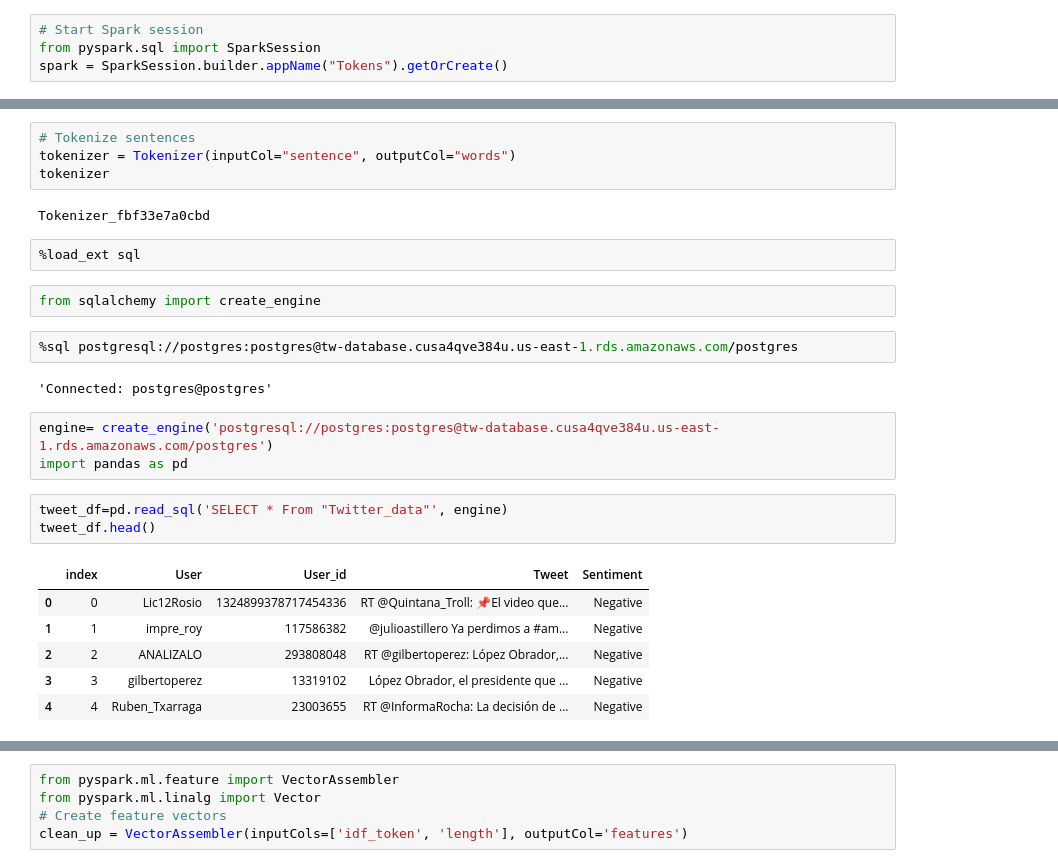
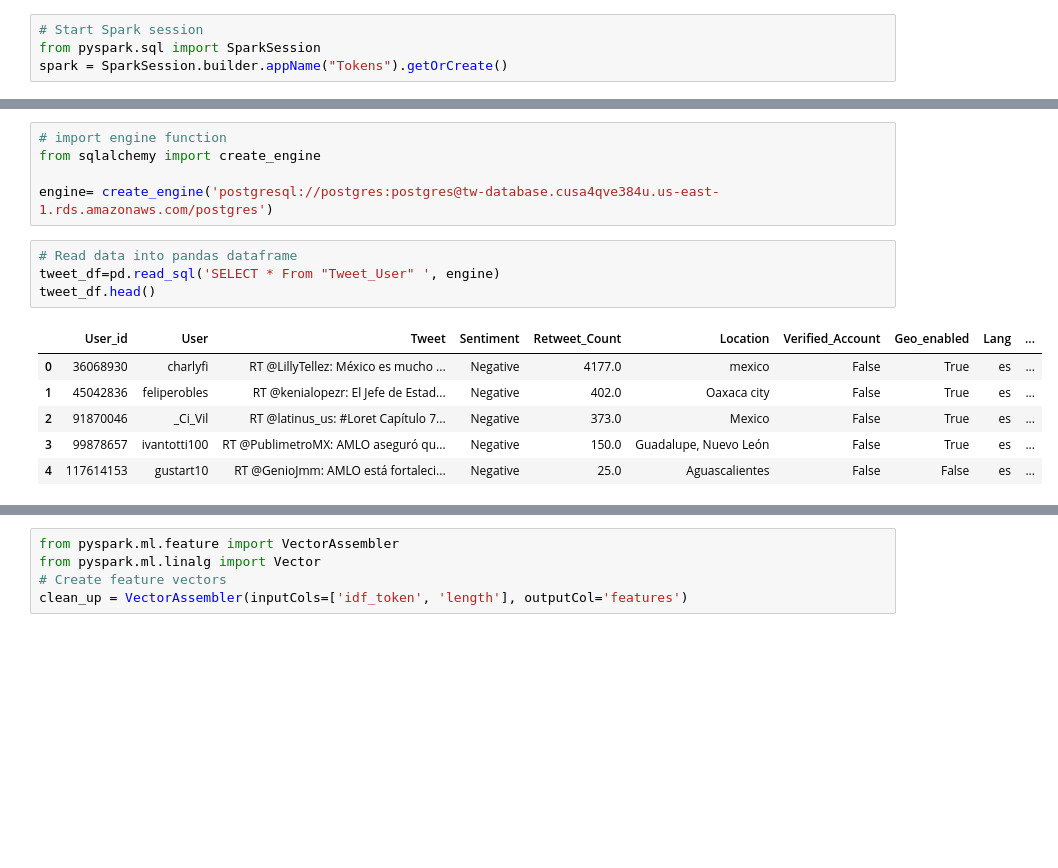
Before and after one commit to ioshisolis/Bootcamp_Final_Project, a Jupyter notebook: ml_dev.ipynb, the cells around one changed output, grey strips where cells are left out. Cells and saved outputs as stored; diff of their text form; blank space fills up the shorter version.

```diff
--- a/ml_dev.ipynb
+++ b/ml_dev.ipynb
@@ -48,27 +49,16 @@ from pyspark.ml.feature import Tokenizer
-# %%
-# Tokenize sentences
-tokenizer = Tokenizer(inputCol="sentence", outputCol="words")
-tokenizer
-# %% [output]
-Tokenizer_fbf33e7a0cbd
-# %%
-%load_ext sql
-# %%
-from sqlalchemy import create_engine
 # %%
-%sql postgresql://postgres:postgres@tw-database.cusa4qve384u.us-east-1.rds.amazonaws.com/postgres
+# import engine function
+from sqlalchemy import create_engine
+
+engine= create_engine('postgresql://postgres:postgres@tw-database.cusa4qve384u.us-east-1.rds.amazonaws.com/postgres')
-# %% [output]
-'Connected: postgres@postgres'
-# %%
-engine= create_engine('postgresql://postgres:postgres@tw-database.cusa4qve384u.us-east-1.rds.amazonaws.com/postgres')
-import pandas as pd
 # %%
-tweet_df=pd.read_sql('SELECT * From "Twitter_data"', engine)
+# Read data into pandas dataframe
+tweet_df=pd.read_sql('SELECT * From "Tweet_User" ', engine)
 tweet_df.head()
 # %% [output]
-|  | index | User | User_id | Tweet | Sentiment |
-| 0 | 0 | Lic12Rosio | 1324899378717454336 | RT @Quintana_Troll: 📌El video que... | Negative |
-| 1 | 1 | impre_roy | 117586382 | @julioastillero Ya perdimos a #am... | Negative |
-| 2 | 2 | ANALIZALO | 293808048 | RT @gilbertoperez: López Obrador,... | Negative |
-| 3 | 3 | gilbertoperez | 13319102 | López Obrador, el presidente que ... | Negative |
-| 4 | 4 | Ruben_Txarraga | 23003655 | RT @InformaRocha: La decisión de ... | Negative |
+|  | User_id | User | Tweet | Sentiment | Retweet_Count | Location | Verified_Account | Geo_enabled | Lang | ... |
+| 0 | 36068930 | charlyfi | RT @LillyTellez: México es mucho ... | Negative | 4177.0 | mexico | False | True | es | ... |
+| 1 | 45042836 | feliperobles | RT @kenialopezr: El Jefe de Estad... | Negative | 402.0 | Oaxaca city | False | True | es | ... |
+| 2 | 91870046 | _Ci_Vil | RT @latinus_us: #Loret Capítulo 7... | Negative | 373.0 | Mexico | False | True | es | ... |
+| 3 | 99878657 | ivantotti100 | RT @PublimetroMX: AMLO aseguró qu... | Negative | 150.0 | Guadalupe, Nuevo León | False | True | es | ... |
+| 4 | 117614153 | gustart10 | RT @GenioJmm: AMLO está fortaleci... | Negative | 25.0 | Aguascalientes | False | False | es | ... |
```
Also changed, not shown: parts of 16 cells of this notebook.
